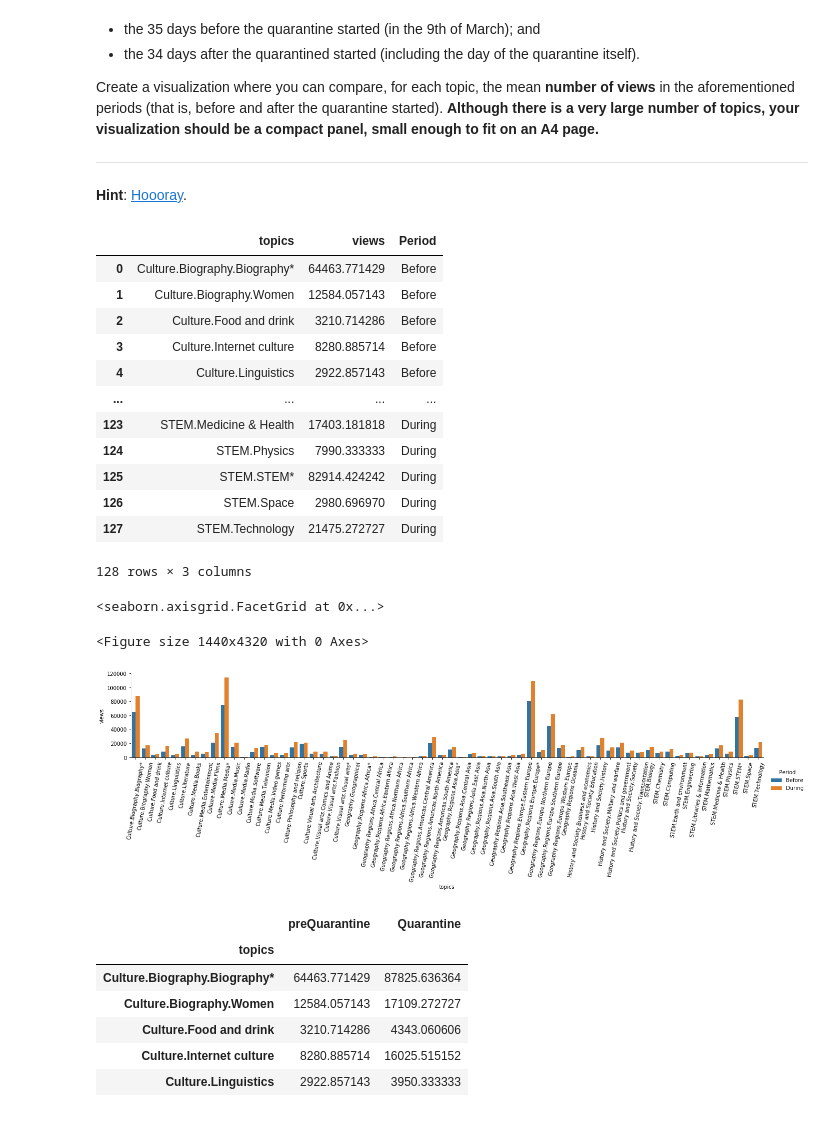
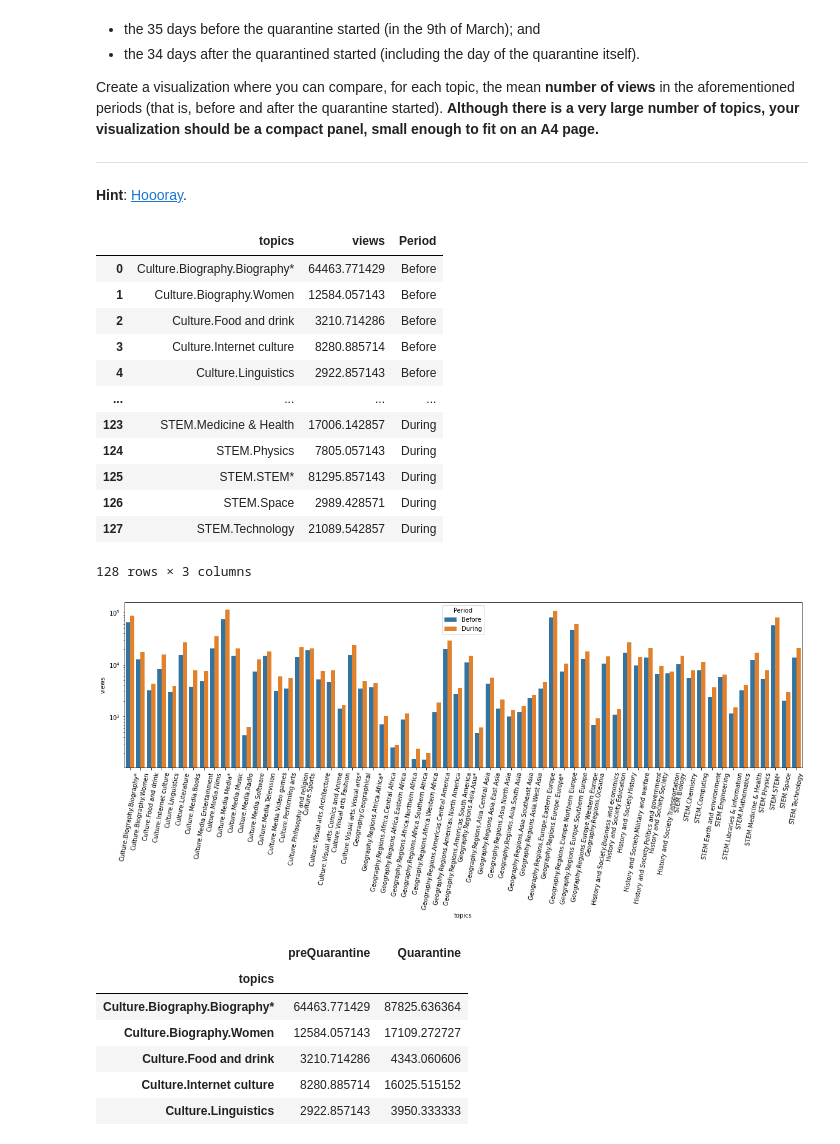
Before and after one commit to ythuangyt/epfl-ada-2020, a Jupyter notebook: Homework/01 - Pandas Data Wrangling and Data Viz/hw1.ipynb, the cells around one changed output. Saved outputs shown, nothing was run; the diff lists cells and outputs as text; code cells hidden in the pictures.

```diff
--- a/Homework/01 - Pandas Data Wrangling and Data Viz/hw1.ipynb
+++ b/Homework/01 - Pandas Data Wrangling and Data Viz/hw1.ipynb
@@ -702,7 +691,7 @@ merged
 | 35610 | 6º_Reggimento_genio_pionieri | False | False | True | False | ... |
 35611 rows × 1008 columns
 # %%
-articles_col = articles.columns[1:]#[731:]
+articles_col = articles.columns#[731:]
 topics_col = topics.columns[1:]
 df = merged.melt(id_vars = articles_col, value_vars = topics_col, var_name='topics')
 # %%
@@ -727,7 +716,7 @@ df
 # %%
 df.columns = pd.to_datetime(df.columns)
 # %%
-df_pageview = pd.melt(df.reset_index(), id_vars='topics', value_vars = df.columns, var_name='date', value_name = 'views')
+df_pageview = pd.melt(df.reset_index(), id_vars='topics', value_vars = df.columns, var_name='date', value_name = 'views').sort_values(by=['topics', 'date'])
 # %%
 df_pageview
 # %% [output]
@@ -762,7 +751,7 @@ Create a visualization where you can compare, for each topic, the mean **number
 # %%
 def quarantinePeriod(df_pagevie):
     pre_Quarantine = df_pageview[(df_pageview['date'] >= '2020-02-03') & (df_pageview['date'] < '2020-03-09')]
-    Quarantine = df_pageview[(df_pageview['date'] >= '2020-03-09') & (df_pageview['date'] < '2020-04-11')]
+    Quarantine = df_pageview[(df_pageview['date'] >= '2020-03-09') & (df_pageview['date'] <= '2020-04-12')]
 
     pre_Quarantine_mean = pre_Quarantine.groupby('topics')['views'].mean().to_frame()
     Quarantine_mean = Quarantine.groupby('topics')['views'].mean().to_frame()
@@ -787,21 +776,20 @@ data1
 | 3 | Culture.Internet culture | 8280.885714 | Before |
 | 4 | Culture.Linguistics | 2922.857143 | Before |
 | ... | ... | ... | ... |
-| 123 | STEM.Medicine & Health | 17403.181818 | During |
-| 124 | STEM.Physics | 7990.333333 | During |
-| 125 | STEM.STEM* | 82914.424242 | During |
-| 126 | STEM.Space | 2980.696970 | During |
-| 127 | STEM.Technology | 21475.272727 | During |
+| 123 | STEM.Medicine & Health | 17006.142857 | During |
+| 124 | STEM.Physics | 7805.057143 | During |
+| 125 | STEM.STEM* | 81295.857143 | During |
+| 126 | STEM.Space | 2989.428571 | During |
+| 127 | STEM.Technology | 21089.542857 | During |
 128 rows × 3 columns
 # %%
 import matplotlib.pyplot as plt
-plt.figure(figsize=(20, 60))
-ax = sns.catplot(x="topics", y="views", hue="Period", kind="bar", data=data1, height=3, aspect=6)
-ax.set_xticklabels(rotation=80)
+plt.figure(figsize=(20, 5))
+ax = sns.barplot(x="topics", y="views", hue="Period", data=data1)
+ax.set_xticklabels(ax.get_xticklabels(), rotation=80)
+ax.set_yscale('log')
 # %% [output]
-<seaborn.axisgrid.FacetGrid at 0x...>
-<Figure size 1440x4320 with 0 Axes>
-[figure, old version]
+[figure, new version]
 # %%
 ## 前後比例變化
 # %%
```
Also changed, not shown: parts of 8 cells of this notebook.
